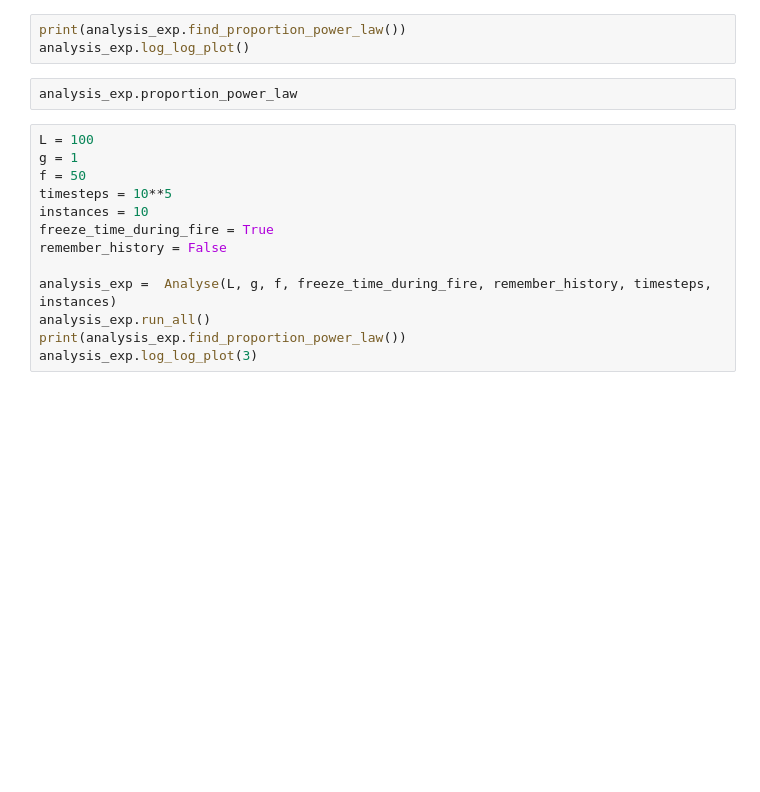
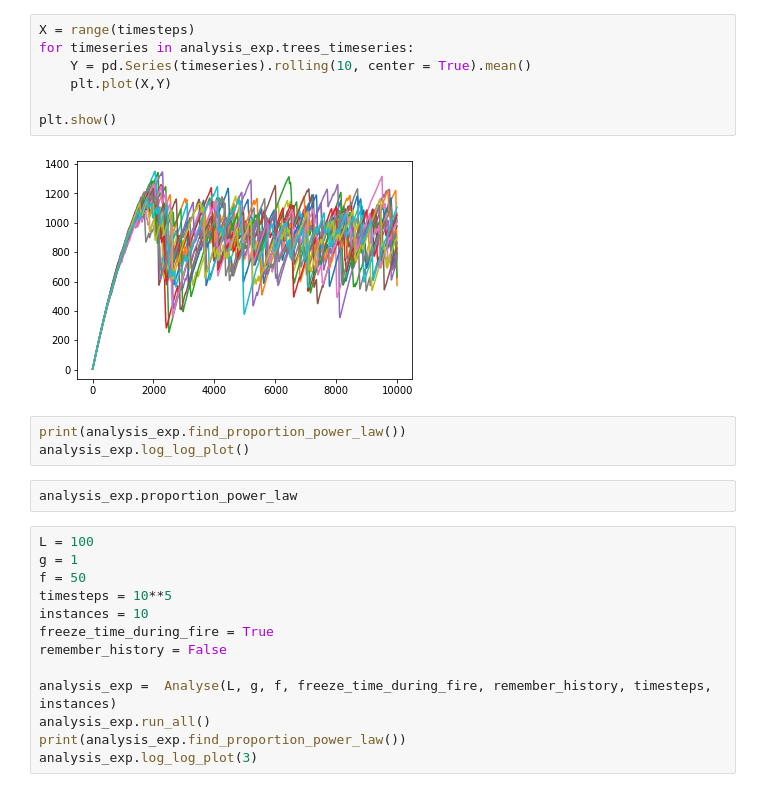
Before and after one commit to JTimmr/Complex_Systems, a Jupyter notebook: code.ipynb, the cells around one changed output. Drawn from its saved outputs; the diff is of its cells as text; blank space fills up the shorter version.

```diff
--- a/code.ipynb
+++ b/code.ipynb
@@ -25,3 +67,12 @@ analysis_exp.animate('animation')
+# %%
+X = range(timesteps)
+for timeseries in analysis_exp.trees_timeseries:
+    Y = pd.Series(timeseries).rolling(10, center = True).mean()
+    plt.plot(X,Y)
+
+plt.show()
+# %% [output]
+[figure, added]
 # %%
 print(analysis_exp.find_proportion_power_law())
 analysis_exp.log_log_plot()
```
Also changed, not shown: parts of 7 cells of this notebook, 1 other file.
